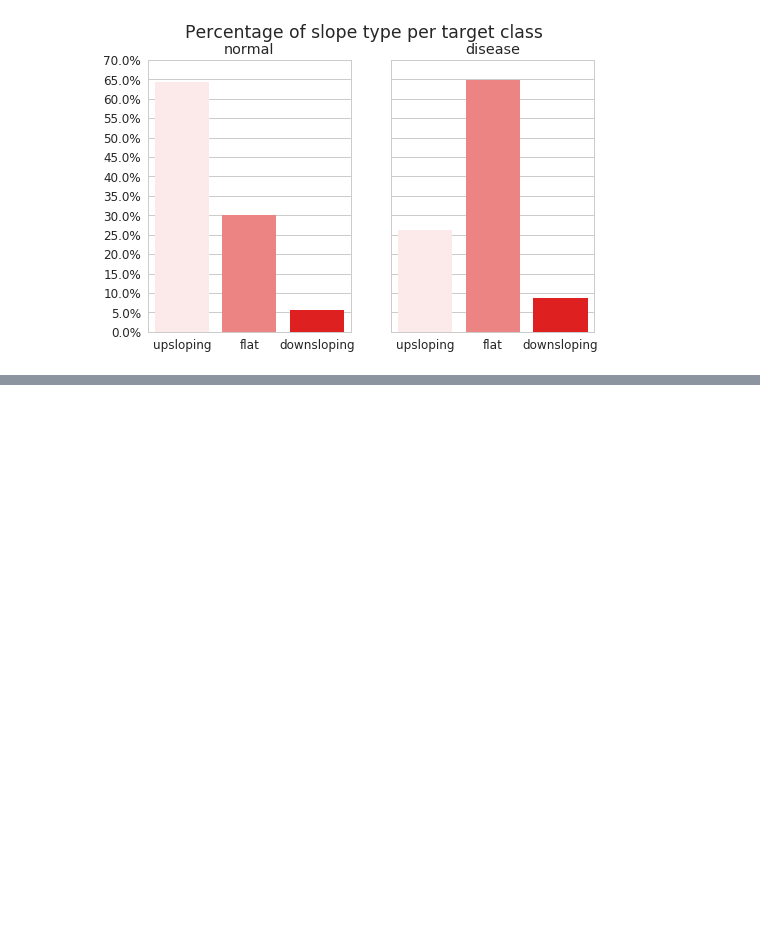
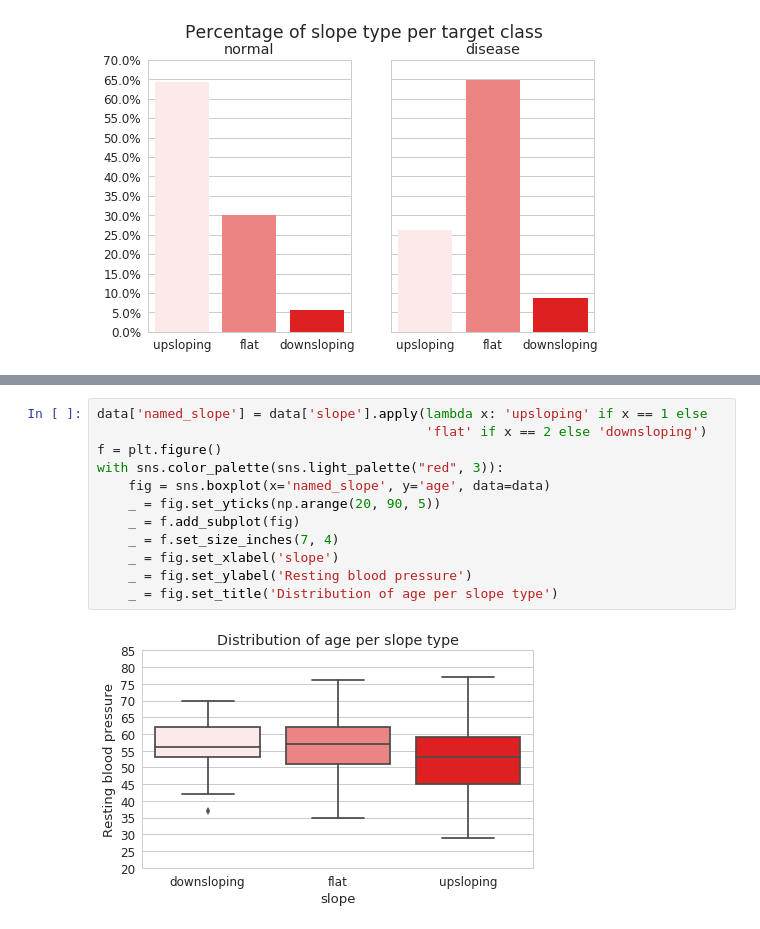
Before and after one commit to Nilabhra/jacobs_da_2017, a Jupyter notebook: assignment_1/assignment1.ipynb, the cells around one changed output, grey strips where cells are left out. Drawn from its saved outputs; the diff is of its cells as text; blank space fills up the shorter version.

```diff
--- a/assignment_1/assignment1.ipynb
+++ b/assignment_1/assignment1.ipynb
@@ -153,0 +154,14 @@ _ = fig.set_title('Distribution of trestbps per target class')
+# %%
+data['named_slope'] = data['slope'].apply(lambda x: 'upsloping' if x == 1 else
+                                          'flat' if x == 2 else 'downsloping')
+f = plt.figure()
+with sns.color_palette(sns.light_palette("red", 3)):
+    fig = sns.boxplot(x='named_slope', y='age', data=data)
+    _ = fig.set_yticks(np.arange(20, 90, 5))
+    _ = f.add_subplot(fig)
+    _ = f.set_size_inches(7, 4)
+    _ = fig.set_xlabel('slope')
+    _ = fig.set_ylabel('Resting blood pressure')
+    _ = fig.set_title('Distribution of age per slope type')
+# %% [output]
+[figure, added]
```
Also changed, not shown: parts of 6 cells of this notebook.
